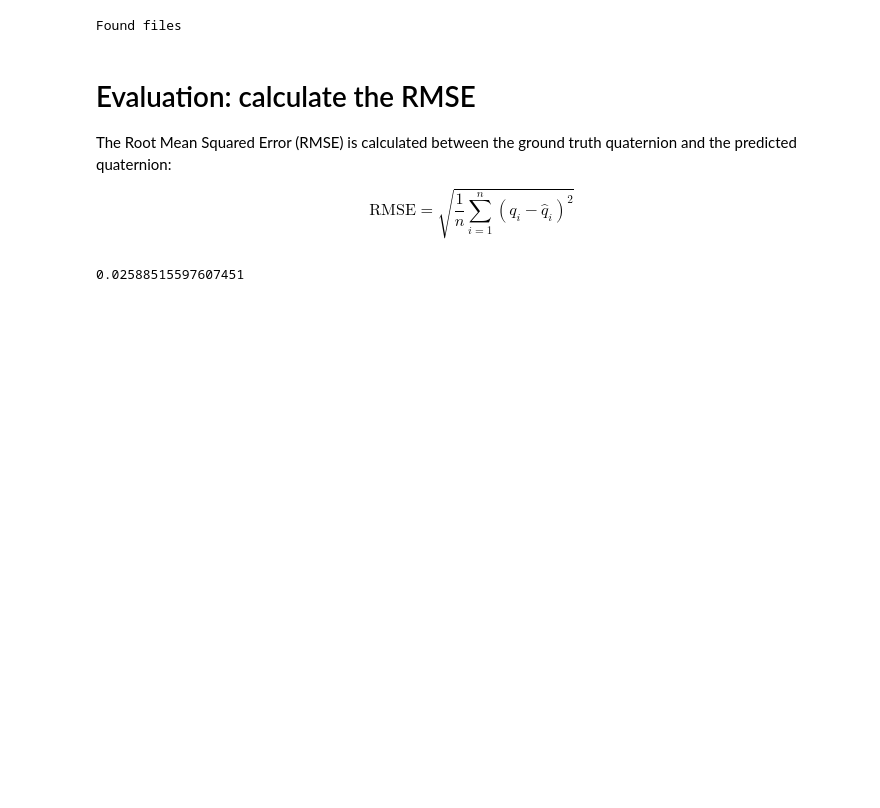
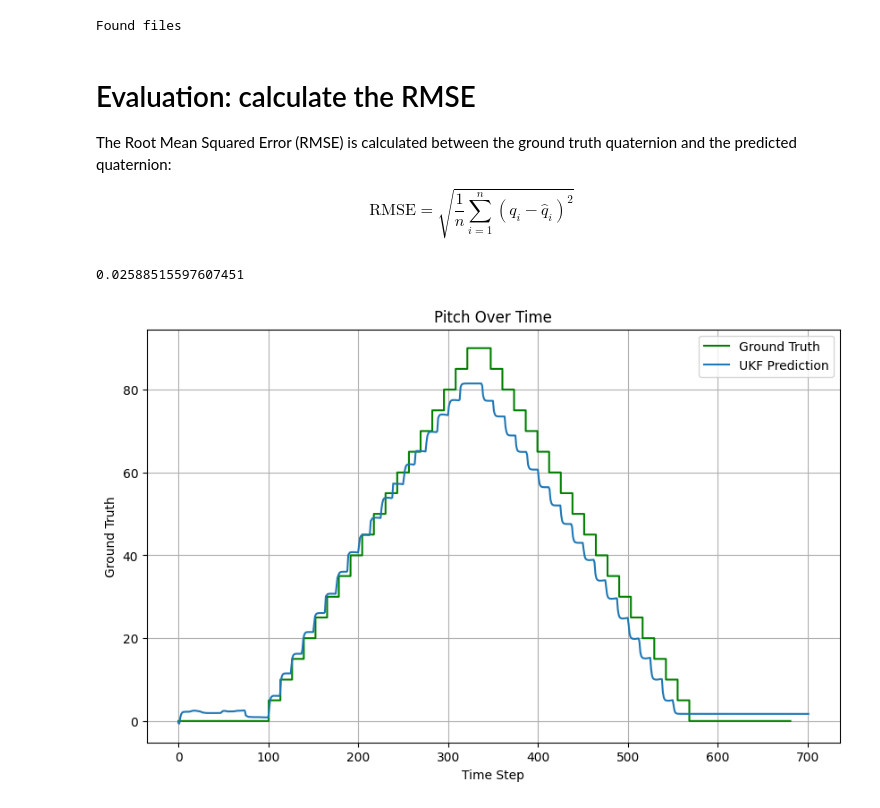
Before and after one commit to kjetteren/RaD_team1_HELIXON, a Jupyter notebook: kalman/FilterEvaluations.ipynb, the cells around one changed output. Drawn from its saved outputs; the diff is of its cells as text; code cells hidden in the pictures; blank space fills up the shorter version.

Commit message:
Plotting pitch vs ground truth

```diff
--- a/kalman/FilterEvaluations.ipynb
+++ b/kalman/FilterEvaluations.ipynb
@@ -55,6 +57,27 @@ Found files
 # %%
 import numpy as np
 from scipy.spatial.transform import Rotation
+def euler_from_quaternion(x, y, z, w):
+        """
+        Convert a quaternion into euler angles (roll, pitch, yaw)
+        roll is rotation around x in radians (counterclockwise)
+        pitch is rotation around y in radians (counterclockwise)
+        yaw is rotation around z in radians (counterclockwise)
+        """
+        t0 = +2.0 * (w * x + y * z)
+        t1 = +1.0 - 2.0 * (x * x + y * y)
+        roll_x = math.atan2(t0, t1)
+
+        t2 = +2.0 * (w * y - z * x)
+        t2 = +1.0 if t2 > +1.0 else t2
+        t2 = -1.0 if t2 < -1.0 else t2
+        pitch_y = math.asin(t2)
+
+        t3 = +2.0 * (w * z + x * y)
+        t4 = +1.0 - 2.0 * (y * y + z * z)
+        yaw_z = math.atan2(t3, t4)
+
+        return roll_x, pitch_y, yaw_z # in radians
 
 class QuaternionEKF:
     def __init__(self):
@@ -370,5 +418,26 @@ $$
 # %%
 RMSE_UKF_x = np.sqrt(mean_squared_error(q_x,predicted_UKF_x))
 print(RMSE_UKF_x)
+
+time_steps = np.arange(0, 740)
+increments = np.arange(0, 91, 5)
+rise_values = np.concatenate([np.repeat(increments[i], 13.1) for i in range(len(increments))])
+fall_values = np.concatenate([np.repeat(increments[i], 13.1) for i in range(len(increments)-1, -1, -1)])
+
+pitch_values = np.concatenate([np.ones(88) * 0,rise_values, fall_values, np.ones(100) * 0])
+
+# Ensure the time_steps match the pitch values length
+time_steps = np.arange(len(pitch_values))
+# Plot with straight lines (step-like progression)
+plt.figure(figsize=(10, 6))
+plt.step(time_steps, pitch_values, where='mid', label='Ground Truth', color='green')
+plt.plot(predicted_UKF_x_pitch, label='UKF Prediction')
+plt.title('Pitch Over Time')
+plt.xlabel('Time Step')
+plt.ylabel('Ground Truth')
+plt.legend()
+plt.grid(True)
+plt.show()
 # %% [output]
 0.02588515597607451
+[figure, added]
```
Also changed, not shown: parts of 2 cells of this notebook.
